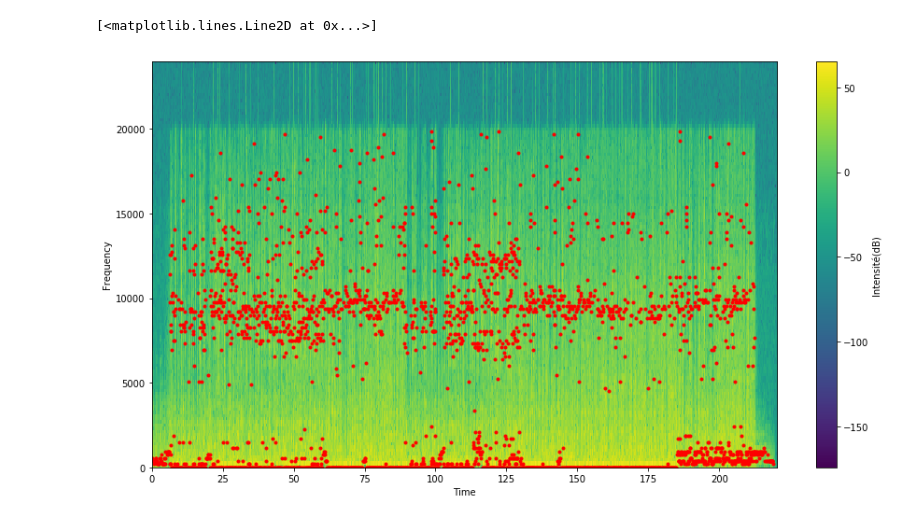
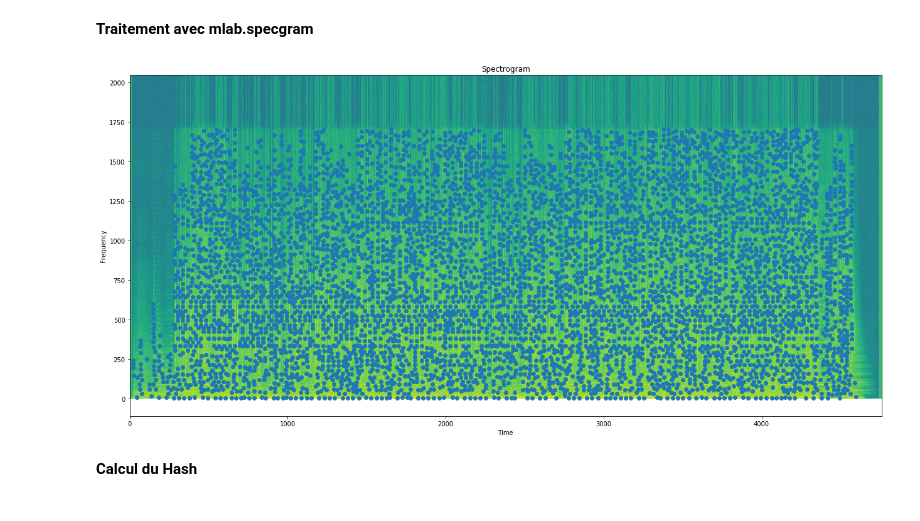
Before and after one commit to lucanchling/Projet_Reconnaissance_de_Son, a Jupyter notebook: spectr_analyse.ipynb, the cells around one changed output. Cells and saved outputs as stored; diff of their text form; code cells hidden in the pictures.

Commit message:
generation hash

```diff
--- a/spectr_analyse.ipynb
+++ b/spectr_analyse.ipynb
@@ -76,7 +48,11 @@ def detect_peaks(image):
+# %%
+AMPLITUDE_PEAKS_MIN = 10    # minimum amplitude of peaks to be detected
+NEIGHBORHOOD_SIZE = 20      # number of neighboring peaks to be considered
 # %%
 from scipy.ndimage.morphology import (generate_binary_structure, iterate_structure, binary_erosion)
+from scipy.ndimage.filters import maximum_filter
 
-def get_2D_peaks(arr2D, plot=False, amp_min=10, size_neighborhood=20):
+def get_2D_peaks(arr2D, plot=False, amp_min=AMPLITUDE_PEAKS_MIN, size_neighborhood=NEIGHBORHOOD_SIZE):
     # http://docs.scipy.org/doc/scipy/reference/generated/scipy.ndimage.morphology.iterate_structure.html#scipy.ndimage.morphology.iterate_structure
     struct = generate_binary_structure(2, 1)
     neighborhood = iterate_structure(struct, size_neighborhood)
@@ -114,5 +90,5 @@ def get_2D_peaks(arr2D, plot=False, amp_min=10, size_neighborhood=20):
       plt.gca().invert_yaxis()
       plt.show()
 
-    return frequency_idx, time_idx
+    return list(zip(frequency_idx, time_idx))
 # %%
@@ -141,10 +99,17 @@ spectrum[y_Peaks[5],x_Peaks[5]]
 # %%
-fig = plt.figure(figsize=(15,8))
-spectrum, freqs, t, im = plt.specgram(signal,NFFT=256,Fs=s_rate,noverlap=128)
-plt.xlabel('Time')
-plt.ylabel('Frequency')
-fig.colorbar(im).set_label('Intensité(dB)')
-plt.plot(t[x_Peaks],freqs[y_Peaks],'r.')
+# if choix_type == "mono":
+#     fig = plt.figure(figsize=(15,8))
+#     spectrum, freqs, t, im = plt.specgram(signal,NFFT=NFFT,Fs=s_rate,noverlap=noverlap)
+#     plt.xlabel('Time')
+#     plt.ylabel('Frequency')
+#     fig.colorbar(im).set_label('Intensité(dB)')
+#     plt.plot(t[x_Peaks],freqs[y_Peaks],'r.')
-# %% [output]
-[<matplotlib.lines.Line2D at 0x...>]
-[figure, removed]
+# %% [markdown]
+**Traitement avec mlab.specgram**
+# %%
+arr2D = mlab.specgram(
+        signal,
+        NFFT=4096,
+        Fs=s_rate,
+        window=mlab.window_hanning,
+        noverlap=int(4096 * 0.5))[0]
@@ -150,0 +118,11 @@ plt.plot(t[x_Peaks],freqs[y_Peaks],'r.')
+# %%
+# apply log transform since specgram() returns linear array
+arr2D = 10 * np.log10(arr2D) # calculates the base 10 logarithm for all elements of arr2D
+arr2D[arr2D == -np.inf] = 0  # replace infs with zeros
+# %%
+# find local maxima
+local_maxima = get_2D_peaks(arr2D, plot=True)
+# %% [output]
+[figure, added]
+# %% [markdown]
+**Calcul du Hash**
```
Also changed, not shown: parts of 21 cells of this notebook.
